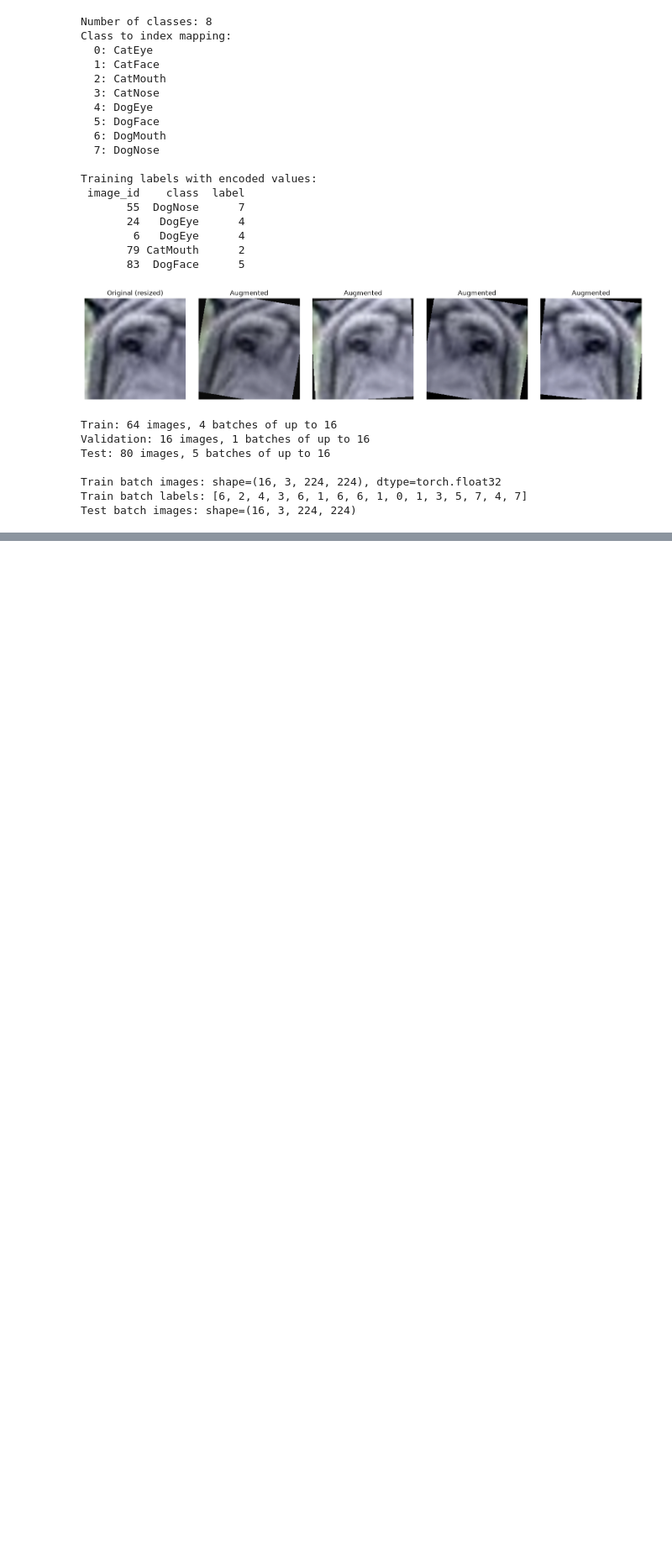
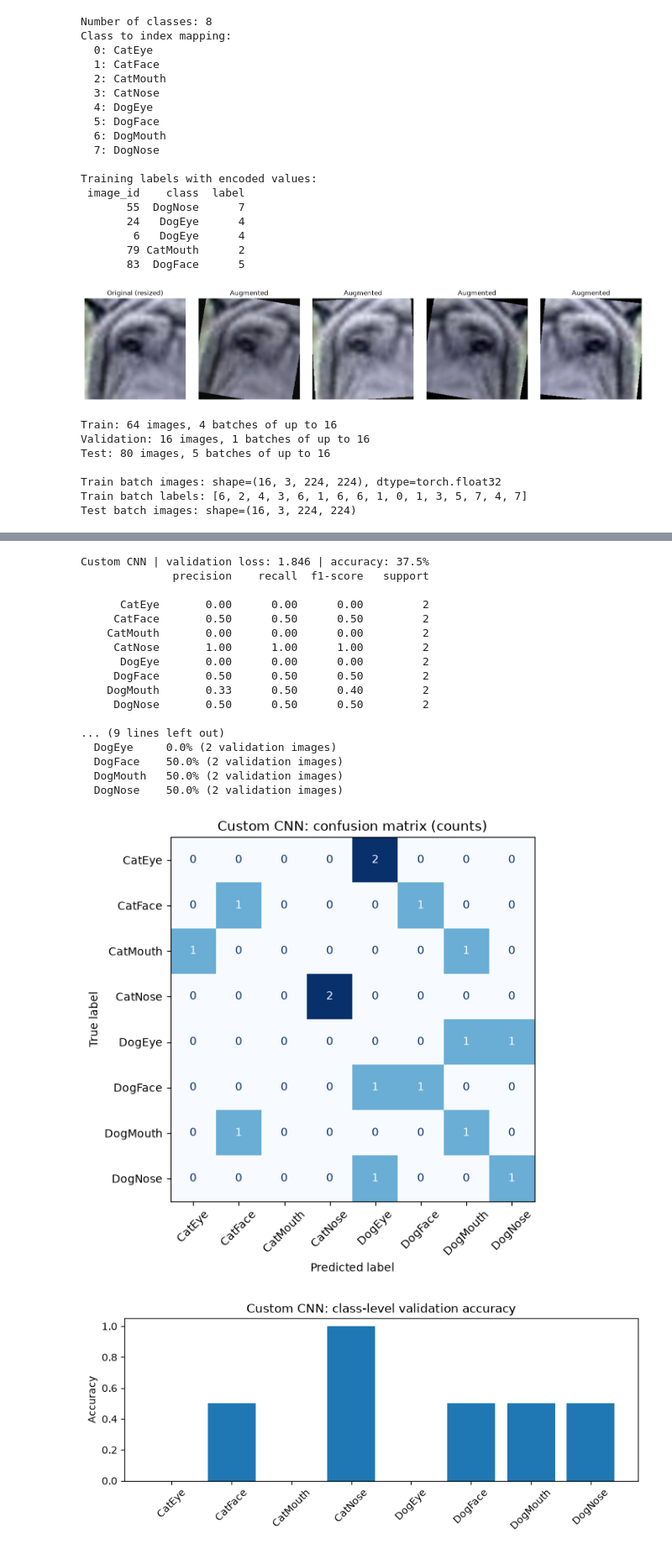
Before and after one commit to adithya-blip111/kaggle-competition, a Jupyter notebook: src/kaggle-competition.ipynb, the cells around one changed output, grey strips where cells are left out. Shown at 84% size. Cells and saved outputs as stored; diff of their text form; code cells hidden in the pictures; blank space fills up the shorter version.

```diff
--- a/src/kaggle-competition.ipynb
+++ b/src/kaggle-competition.ipynb
@@ -866,0 +1151,23 @@ Test batch images: shape=(16, 3, 224, 224)
+# %%
+# Validation metrics and plots for the custom CNN model.
+evaluate_model(custom_cnn_model, "Custom CNN")
+# %% [output]
+Custom CNN | validation loss: 1.846 | accuracy: 37.5%
+              precision    recall  f1-score   support
+
+      CatEye       0.00      0.00      0.00         2
+     CatFace       0.50      0.50      0.50         2
+    CatMouth       0.00      0.00      0.00         2
+     CatNose       1.00      1.00      1.00         2
+      DogEye       0.00      0.00      0.00         2
+     DogFace       0.50      0.50      0.50         2
+    DogMouth       0.33      0.50      0.40         2
+     DogNose       0.50      0.50      0.50         2
+
+... (9 lines left out)
+  DogEye     0.0% (2 validation images)
+  DogFace    50.0% (2 validation images)
+  DogMouth   50.0% (2 validation images)
+  DogNose    50.0% (2 validation images)
+[figure, added]
+[figure, added]
```
Also changed, not shown: parts of 13 cells of this notebook, 5 other files.
